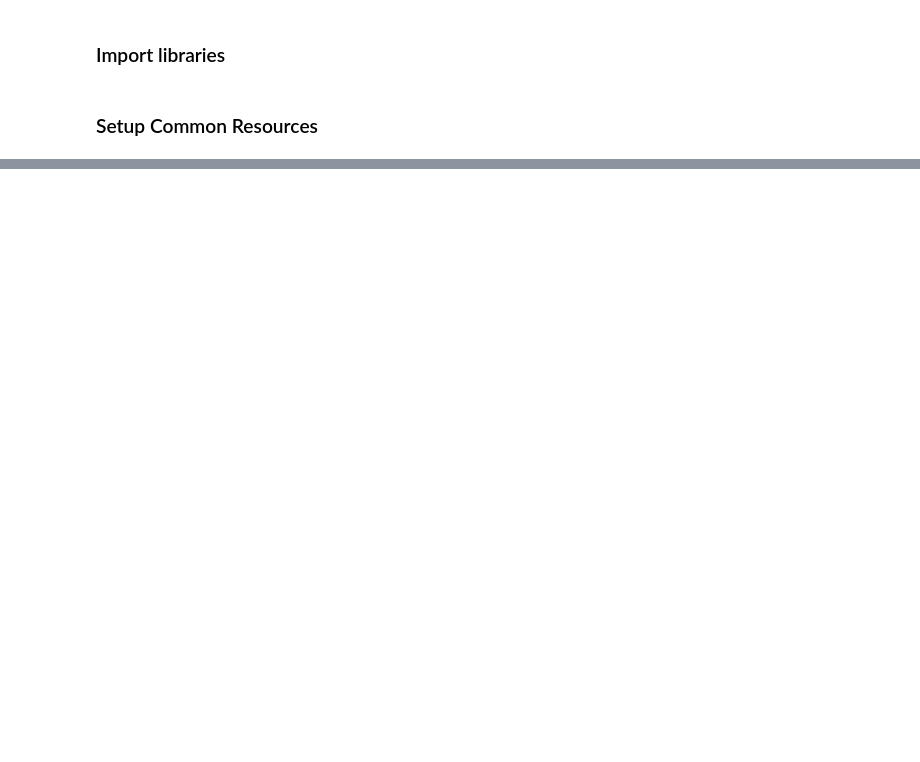
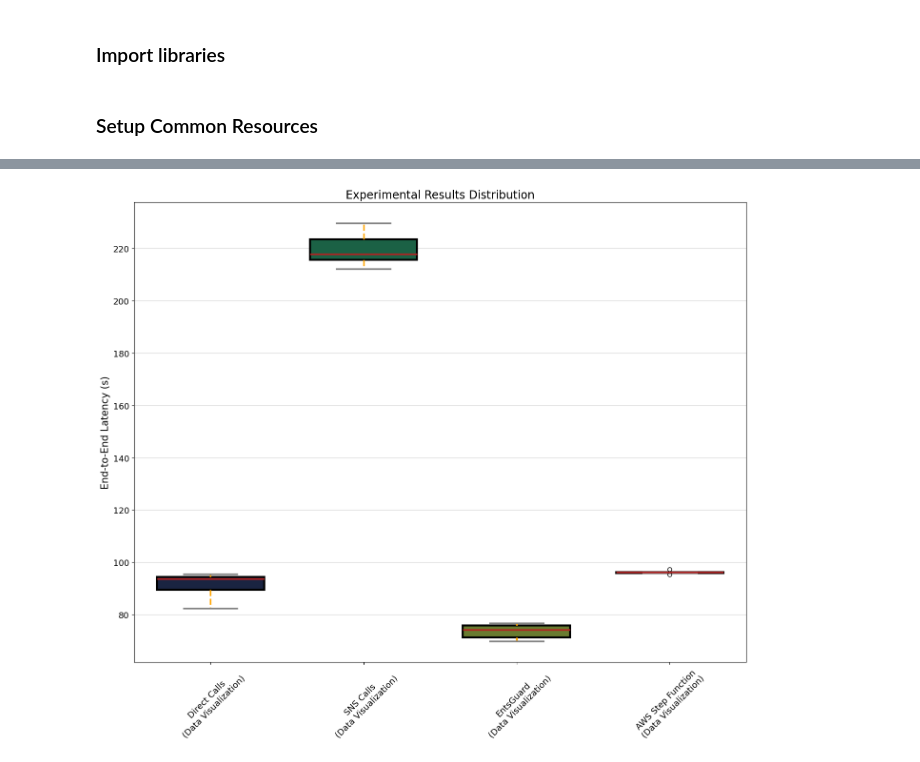
Before and after one commit to ubc-cirrus-lab/caribou, a Jupyter notebook: benchmarks/experiments/wrapper_overhead/plot.ipynb, the cells around one changed output, grey strips where cells are left out. Saved outputs shown, nothing was run; the diff lists cells and outputs as text; code cells hidden in the pictures; blank space fills up the shorter version.

```diff
--- a/benchmarks/experiments/wrapper_overhead/plot.ipynb
+++ b/benchmarks/experiments/wrapper_overhead/plot.ipynb
@@ -87,0 +232,4 @@ Done
+# %%
+dynamic_box_plot_filtered(experimental_results, experiment_order, plotting_order)
+# %% [output]
+[figure, added]
```
Also changed, not shown: parts of 30 cells of this notebook, 10 other files.
